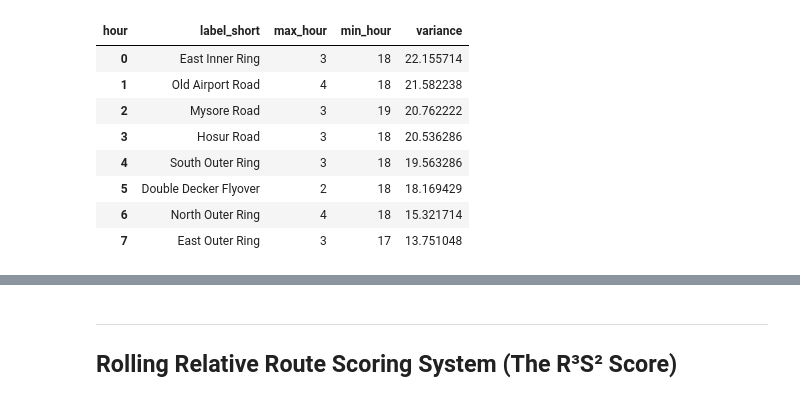
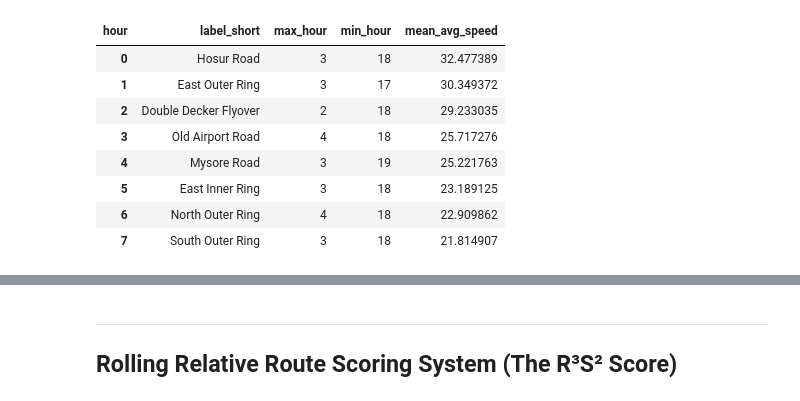
Before and after one commit to thecont1/blr-traffic-monitor, a Jupyter notebook: traffic_visual.ipynb, the cells around one changed output, grey strips where cells are left out. Saved outputs shown, nothing was run; the diff lists cells and outputs as text; code cells hidden in the pictures.

```diff
--- a/traffic_visual.ipynb
+++ b/traffic_visual.ipynb
@@ -9,7 +10,6 @@ from datetime import datetime, timedelta
 import warnings
 warnings.filterwarnings('ignore', category=UserWarning, message='Glyph.*missing from font')
 # %%
-routes_df_source = pd.read_csv("csv-routes.csv")
 routes_df = pd.DataFrame({
     "route_code": [
 #        "2HM2+P8|XJV5+RG",     # Jaya Prakash Narayana Park → Coles Park, Fraser Town
@@ -27,6 +27,17 @@ routes_df = pd.DataFrame({
 #        "XJG4+7J|5PX4+HQ",     # MG Road Metro Station → Kempegowda International Airport, Bengaluru
 ]})
 
-routes_df = routes_df.merge(routes_df_source, on=['route_code'], how='left')
+routes_df = routes_df.merge(pd.read_csv("csv-routes.csv"), on='route_code', how='left')
+
+# Canonical, deterministic order: alphabetical route_code
+routes = sorted(routes_df['route_code'].dropna().unique())
+
+# Stable palette and mapping
+palette = sns.color_palette("tab20", n_colors=len(routes))
+assigned_colours = dict(zip(routes, palette))
+
+# Persist colors in routes_df
+routes_df['color_hex'] = routes_df['route_code'].map(assigned_colours).map(mcolors.to_hex)
+
 display(routes_df)
 # %% [output]
@@ -45,9 +56,7 @@ display(routes_df)
 locations = pd.read_csv("csv-locations_12.9514242_77.6590212.csv").to_dict(orient='list')
 locate = lambda plus_code: locations['location'][locations['plus_code'].index(plus_code)]
 
-source_df = pd.read_csv("csv-bangalore_traffic.csv")
-# Keep only those rows of df that correspond to routes in routes_df
-source_df = source_df[source_df['route_code'].isin(routes_df['route_code'])]
-display(source_df)
+master_df = pd.read_csv("csv-bangalore_traffic.csv")
+display(master_df)
 # %% [output]
 |  | date | time | route_code | duration | distance |
@@ -72,16 +81,15 @@ def transformed_data(df_in):
     df_traffic['hour'] = pd.to_datetime(df_traffic['time'], format='%H:%M', errors='coerce').dt.hour
     df_traffic['day_of_week'] = pd.to_datetime(df_traffic['date']).dt.day_name()
     df_traffic['avg_speed'] = round(df_traffic['distance'] / (df_traffic['duration'] / 60), 2)
-#    df_traffic['origin'] = df_traffic['route_code'].str.split('|').str[0]
-#    df_traffic['destination'] = df_traffic['route_code'].str.split('|').str[1]
-#    df_traffic['origin'] = df_traffic['route_code'].str.split('|').str[0].apply(locate)
-#    df_traffic['destination'] = df_traffic['route_code'].str.split('|').str[1].apply(locate)
-    df_traffic = df_traffic[['year', 'month', 'day', 'hour', 'route_code', 'label_full', 'label_short', 'duration', 'distance', 'avg_speed']]
+    df_traffic = df_traffic[['year', 'month', 'day', 'hour', 'route_code',
+#    'label_full', 'label_short',
+    'duration', 'distance', 'avg_speed']]
     df_traffic = df_traffic.sort_values(['year', 'month', 'day', 'hour', 'avg_speed'],\
                                 ascending=[True, True, True, True, False]).reset_index(drop=True)
     return df_traffic
 
-df = source_df.merge(routes_df, on='route_code')
+# Keep only those rows of master_df that correspond to selected routes
+df = master_df.merge(routes_df, on='route_code')
 df = transformed_data(df)
 display(df)
 # %% [output]
@@ -129,22 +137,22 @@ WGG8+G5|XH7P+G6     201
 Name: count, dtype: int64
 # %%
-df_minmax = df[(df['hour'] >= 0) & (df['hour'] <= 23)].copy()
+df_minmax = df.merge(routes_df, on='route_code').copy()
 
 df_minmax = df_minmax.groupby(['label_short', 'hour'])['avg_speed'].mean().unstack().reset_index()
-df_minmax['variance'] = df_minmax.iloc[:, 1:].apply(lambda row: row.max() - row.min(), axis=1)
+df_minmax['mean_avg_speed'] = df_minmax.iloc[:, 1:].apply(lambda row: row.mean(), axis=1)
 df_minmax['max_hour'] = df_minmax.iloc[:, 1:-1].apply(lambda row: row.idxmax(), axis=1)
 df_minmax['min_hour'] = df_minmax.iloc[:, 1:-2].apply(lambda row: row.idxmin(), axis=1)
 
-df_minmax[['label_short', 'max_hour', 'min_hour', 'variance']].\
-    sort_values(by='variance', ascending=False).reset_index(drop=True)
+df_minmax[['label_short', 'max_hour', 'min_hour', 'mean_avg_speed']].\
+    sort_values(by='mean_avg_speed', ascending=False).reset_index(drop=True)
 # %% [output]
-| hour | label_short | max_hour | min_hour | variance |
-| 0 | East Inner Ring | 3 | 18 | 22.155714 |
-| 1 | Old Airport Road | 4 | 18 | 21.582238 |
-| 2 | Mysore Road | 3 | 19 | 20.762222 |
-| 3 | Hosur Road | 3 | 18 | 20.536286 |
-| 4 | South Outer Ring | 3 | 18 | 19.563286 |
-| 5 | Double Decker Flyover | 2 | 18 | 18.169429 |
-| 6 | North Outer Ring | 4 | 18 | 15.321714 |
-| 7 | East Outer Ring | 3 | 17 | 13.751048 |
+| hour | label_short | max_hour | min_hour | mean_avg_speed |
+| 0 | Hosur Road | 3 | 18 | 32.477389 |
+| 1 | East Outer Ring | 3 | 17 | 30.349372 |
+| 2 | Double Decker Flyover | 2 | 18 | 29.233035 |
+| 3 | Old Airport Road | 4 | 18 | 25.717276 |
+| 4 | Mysore Road | 3 | 19 | 25.221763 |
+| 5 | East Inner Ring | 3 | 18 | 23.189125 |
+| 6 | North Outer Ring | 4 | 18 | 22.909862 |
+| 7 | South Outer Ring | 3 | 18 | 21.814907 |
 # %%
```
Also changed, not shown: parts of 16 cells of this notebook.
